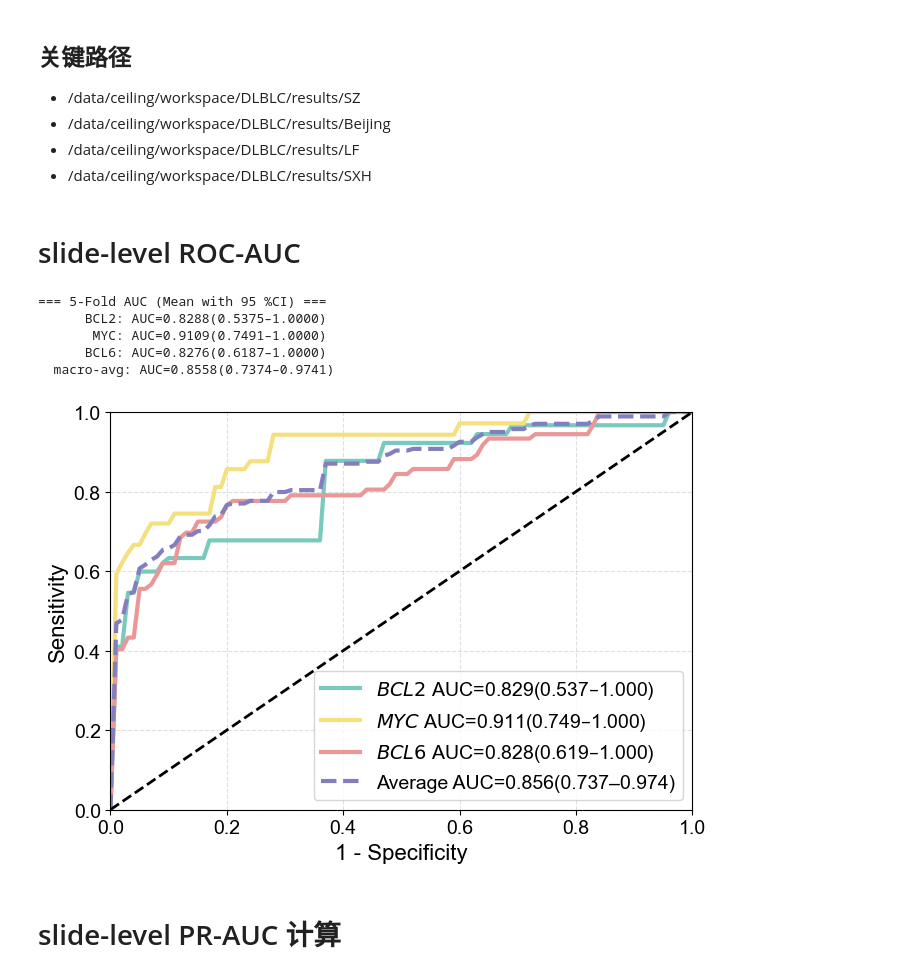
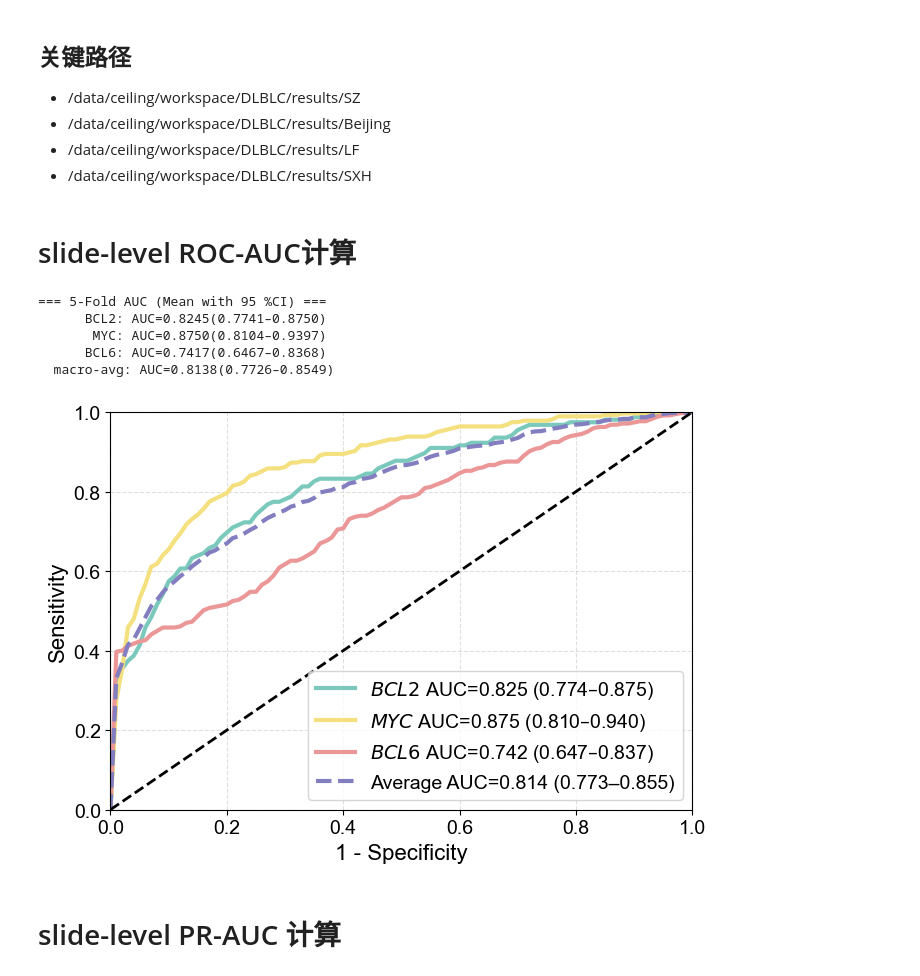
Before and after one commit to MedCAI/HE2FISH, a Jupyter notebook: slide-level evaluation.ipynb, the cells around one changed output. Saved outputs shown, nothing was run; the diff lists cells and outputs as text; code cells hidden in the pictures.

```diff
--- a/slide-level evaluation.ipynb
+++ b/slide-level evaluation.ipynb
@@ -5,7 +5,7 @@
 - /data/ceiling/workspace/DLBLC/results/LF
 - /data/ceiling/workspace/DLBLC/results/SXH
 # %% [markdown]
-# slide-level ROC-AUC
+# slide-level ROC-AUC计算
 # %%
 import numpy as np
 import pandas as pd
@@ -22,8 +22,8 @@ AXIS_LABEL_SIZE = 12
 # --------------------------------------------------------------
 # 1. 读取 5 个 csv
 # --------------------------------------------------------------
-center_name = 'TCH_clinic'
-save_path   = f'./evaluation/{center_name}/{center_name}_ROC.pdf'
+center_name = 'SXH'
+save_path   = f'./evaluation/{center_name}/{center_name}_ROC.png'
 TEMPLATE    = f'./results/{center_name}/s_{{}}_checkpoint.csv'
 
 dfs = [pd.read_csv(TEMPLATE.format(i)) for i in range(5)]
@@ -98,40 +98,40 @@ plt.rcParams.update({
     'font.size': 14,
     'axes.labelsize': 16,
     'xtick.labelsize': 14,
     'ytick.labelsize': 14,
     'legend.fontsize': 14
 })
 
 for idx, lc in enumerate(label_cols):
     m, s = mean_auc[lc], std_auc[lc]
     lo, hi = bounded_ci(m, s)
     gene = r'$\mathit{' + lc.replace("label_", "") + '}$'
     plt.plot(fpr_grid, mean_tpr[lc],
              color=colors[idx], lw=3,
-             label=f'{gene} AUC={m:.3f}({lo:.3f}–{hi:.3f})')
+             label=f'{gene} AUC={m:.3f} ({lo:.3f}–{hi:.3f})')
 
 lo_macro, hi_macro = bounded_ci(m_macro, s_macro)
 plt.plot(fpr_grid, mean_tpr_macro,
          color='#827EC0', lw=3, linestyle='--',
-         label=f'Average AUC={m_macro:.3f}({lo_macro:.3f}–{hi_macro:.3f})')
+         label=f'Average AUC={m_macro:.3f} ({lo_macro:.3f}–{hi_macro:.3f})')
 
 plt.plot([0, 1], [0, 1], 'k--', lw=2)
 plt.xlim(0, 1)
 plt.ylim(0, 1)
 plt.xlabel('1 - Specificity')
 plt.ylabel('Sensitivity')
 plt.legend(loc='lower right', frameon=True, shadow=False)
 plt.grid(True, ls='--', alpha=0.4)
 plt.tight_layout()
 plt.savefig(save_path, dpi=300)
 plt.show()
 # %% [output]
 === 5-Fold AUC (Mean with 95 %CI) ===
-      BCL2: AUC=0.8288(0.5375–1.0000)
-       MYC: AUC=0.9109(0.7491–1.0000)
-      BCL6: AUC=0.8276(0.6187–1.0000)
-  macro-avg: AUC=0.8558(0.7374–0.9741)
+      BCL2: AUC=0.8245(0.7741–0.8750)
+       MYC: AUC=0.8750(0.8104–0.9397)
+      BCL6: AUC=0.7417(0.6467–0.8368)
+  macro-avg: AUC=0.8138(0.7726–0.8549)
-[figure, old version]
+[figure, new version]
 # %% [markdown]
 # slide-level PR-AUC 计算
 # %%
```
Also changed, not shown: parts of 13 cells of this notebook.
